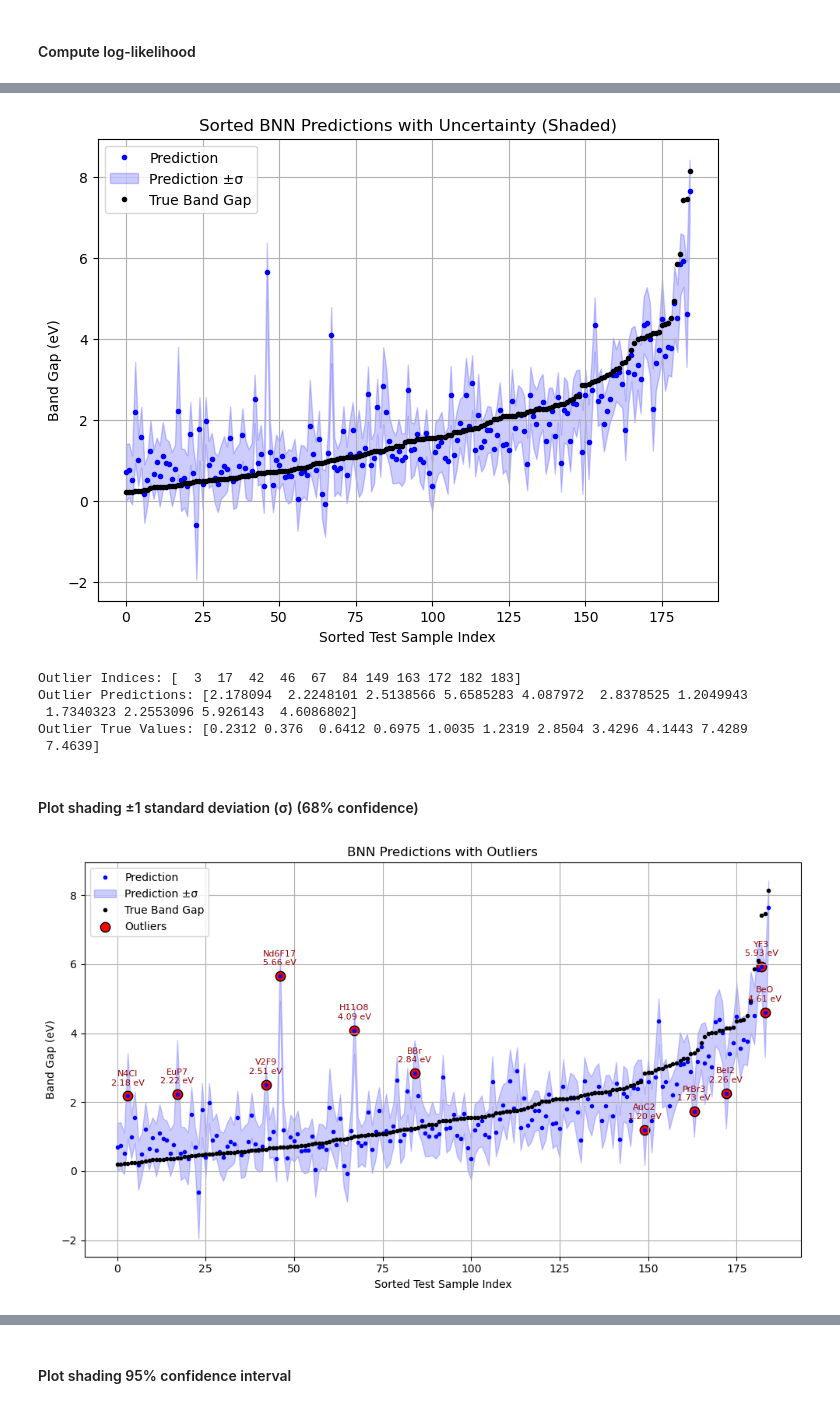
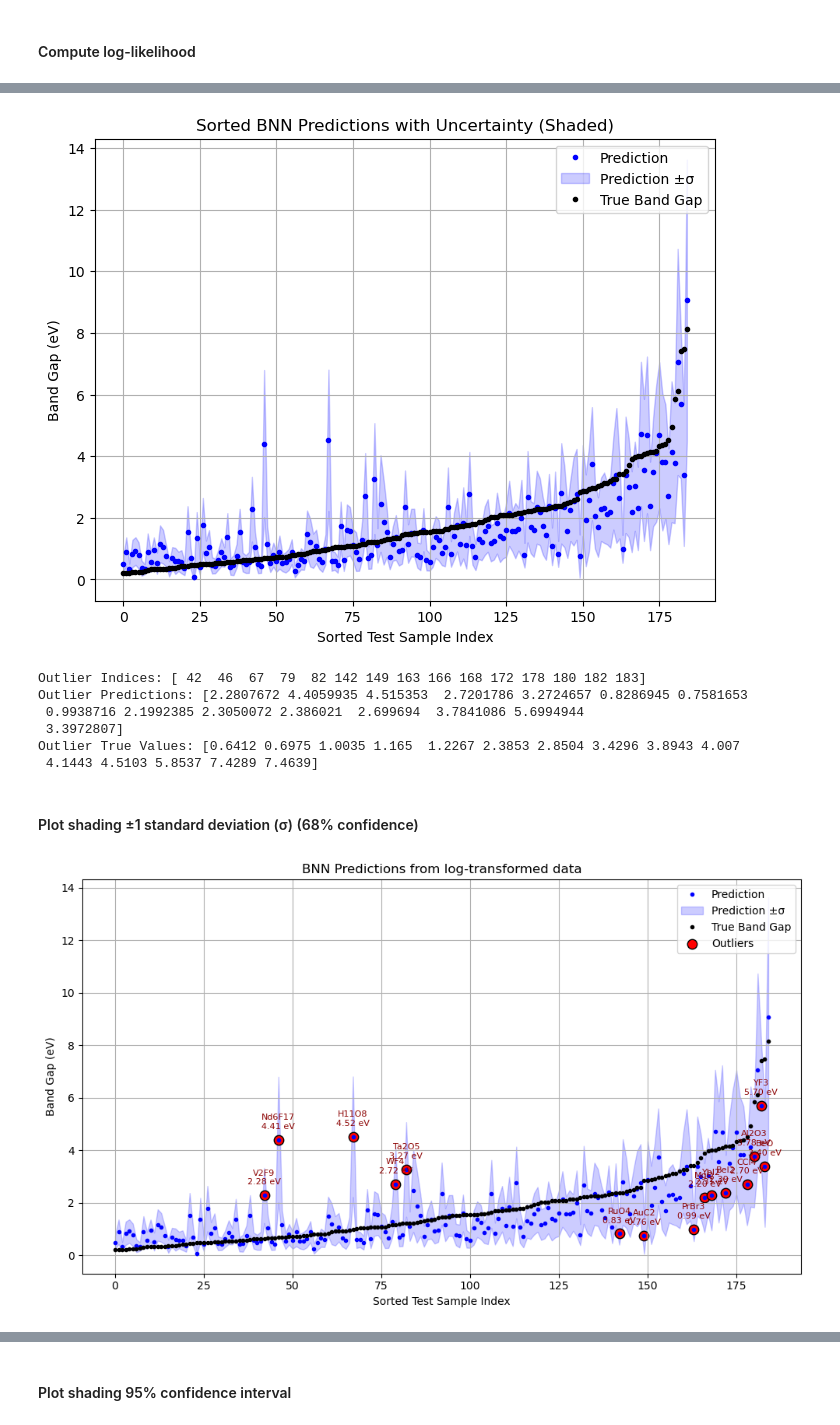
Before and after one commit to zosiawilk/UQ-for-Band-Gap-Predictions, a Jupyter notebook: BNN/BNN_MCMC_Band_Gap_Prediction.ipynb, the cells around one changed output, grey strips where cells are left out. Saved outputs shown, nothing was run; the diff lists cells and outputs as text; code cells hidden in the pictures.

```diff
--- a/BNN/BNN_MCMC_Band_Gap_Prediction.ipynb
+++ b/BNN/BNN_MCMC_Band_Gap_Prediction.ipynb
@@ -103,3 +103,7 @@ y_raw = df["band_gap"]
 X_train_raw, X_test_raw, y_train_raw, y_test_raw, idx_train, idx_test = train_test_split(
     X_raw, y_raw, original_indices, test_size=0.2, random_state=42
 )
+
+
+y_train_log = np.log(y_train_raw)
+y_test_log = np.log(y_test_raw)
@@ -112,14 +131,20 @@ scaler_y = StandardScaler()
 X_train = scaler_x.fit_transform(X_train_raw) #computes mean and std from training data and scales it
 X_test = scaler_x.transform(X_test_raw) #uses the same mean and std to scale test data
 
-y_train = scaler_y.fit_transform(y_train_raw.values.reshape(-1, 1)).ravel()
-y_test = scaler_y.transform(y_test_raw.values.reshape(-1, 1)).ravel() #ravel() flattens the output back to 1D, which is typically needed for PyTorch models expecting targets as flat vectors.
 
+
+
+#y_train = scaler_y.fit_transform(y_train_raw.values.reshape(-1, 1)).ravel()
+#y_test = scaler_y.transform(y_test_raw.values.reshape(-1, 1)).ravel() #ravel() flattens the output back to 1D, which is typically needed for PyTorch models expecting targets as flat vectors.
+
+y_train = scaler_y.fit_transform(y_train_log.values.reshape(-1, 1)).ravel()
+y_test = scaler_y.transform(y_test_log.values.reshape(-1, 1)).ravel()
 # Convert to Pytorch tensors
 #C onverts the NumPy arrays into torch.tensor objects, which are the format needed for training/testing the BNN in PyTorch.
 X_train_tensor = torch.tensor(X_train, dtype=torch.float32)
 y_train_tensor = torch.tensor(y_train, dtype=torch.float32)
 X_test_tensor = torch.tensor(X_test, dtype=torch.float32)
+y_test_tensor = torch.tensor(y_test, dtype=torch.float32)
 # %%
 print(len(X_train), len(X_test))
 # %% [output]
@@ -180,0 +232,24 @@ plt.show()
+# %%
+"""
+
+#getting predictions from the posterior
+predictive = Predictive(model, posterior_samples, return_sites=["obs"]) #Predictive in Pyro uses sample from posterior to generate predictiosn
+#=> return predictions at the "obs" site in the model, which corresponds to the observed outputs (e.g., target band gaps).
+
+#pass X_test_tensor (test inputs as a PyTorch tensor) to the predictive object.
+#=> Each row in preds corresponds to predictions from one set of posterior parameters.
+preds = predictive(X_test_tensor)["obs"]  # output shape: [num_samples, num_test_points]
+
+mean_pred = preds.mean(dim=0).numpy() #average over the posterior predictive samples — predictive mean, best estimate of the output
+std_pred = preds.std(dim=0).numpy() # standard deviation over the predictive samples — epistemic uncertainty
+
+# Inverse-transform band gaps
+#converts the predicted means back to the original scale (eV) from being scaled using StandardScaler
+mean_pred_actual = scaler_y.inverse_transform(mean_pred.reshape(-1, 1)).ravel()
+
+#adjust the predicted uncertainty to match the units of the original data.
+std_pred_actual = std_pred * scaler_y.scale_[0]  # std scales linearly
+
+#convert the standardized y_test targets back to the original scale, for comparison with predictions.
+y_test_actual = scaler_y.inverse_transform(y_test.reshape(-1, 1)).ravel()#
+"""
@@ -321,7 +463,7 @@ plt.legend()
 plt.grid(True)
 plt.show()
 # %% [output]
-[figure, old version]
+[figure, new version]
 # %%
 #get information about outliers
 outliers = np.abs(sorted_mean_pred_actual - sorted_y_test_actual) > 1.5 # Define outliers as those with a difference greater than 0.2 eV
@@ -332,11 +474,12 @@ print("Outlier Indices:", outlier_indices)
 print("Outlier Predictions:", sorted_mean_pred_actual[outlier_indices])
 print("Outlier True Values:", sorted_y_test_actual[outlier_indices])
 # %% [output]
-Outlier Indices: [  3  17  42  46  67  84 149 163 172 182 183]
-Outlier Predictions: [2.178094  2.2248101 2.5138566 5.6585283 4.087972  2.8378525 1.2049943
- 1.7340323 2.2553096 5.926143  4.6086802]
-Outlier True Values: [0.2312 0.376  0.6412 0.6975 1.0035 1.2319 2.8504 3.4296 4.1443 7.4289
- 7.4639]
+Outlier Indices: [ 42  46  67  79  82 142 149 163 166 168 172 178 180 182 183]
+Outlier Predictions: [2.2807672 4.4059935 4.515353  2.7201786 3.2724657 0.8286945 0.7581653
+ 0.9938716 2.1992385 2.3050072 2.386021  2.699694  3.7841086 5.6994944
+ 3.3972807]
+Outlier True Values: [0.6412 0.6975 1.0035 1.165  1.2267 2.3853 2.8504 3.4296 3.8943 4.007
+ 4.1443 4.5103 5.8537 7.4289 7.4639]
 # %%
 outlier_test_indices = sorted_indices[outlier_indices]
 # %%
@@ -360,32 +503,32 @@ outlier_indices = np.where(outlier_mask)[0]
 outlier_preds = sorted_mean_pred_actual[outlier_indices]
 
 plt.figure(figsize=(10, 6))
 plt.plot(x, sorted_mean_pred_actual, 'b.', label="Prediction")
 plt.fill_between(x, lower, upper, color='blue', alpha=0.2, label="Prediction ±σ")
 plt.plot(x, sorted_y_test_actual, 'k.', label="True Band Gap")
 plt.scatter(x[outlier_indices], outlier_preds, color='red', edgecolor='black', s=80, label='Outliers')
 
 # Annotate each outlier with formula and predicted band gap
 for i, idx in enumerate(outlier_indices):
     pred_val = sorted_mean_pred_actual[idx]
     formula = formulas[i]
     plt.annotate(
         f"{formula}\n{pred_val:.2f} eV",
         (x[idx], pred_val),
         textcoords="offset points",
         xytext=(0, 10),
         ha='center',
         fontsize=8,
         color='darkred'
     )
 
 # Formatting
 plt.xlabel("Sorted Test Sample Index")
 plt.ylabel("Band Gap (eV)")
-plt.title("BNN Predictions with Outliers")
+plt.title("BNN Predictions from log-transformed data")
 plt.legend()
 plt.grid(True)
 plt.tight_layout()
 plt.show()
 # %% [output]
-[figure, old version]
+[figure, new version]
```
Also changed, not shown: parts of 19 cells of this notebook, 3 other files.
